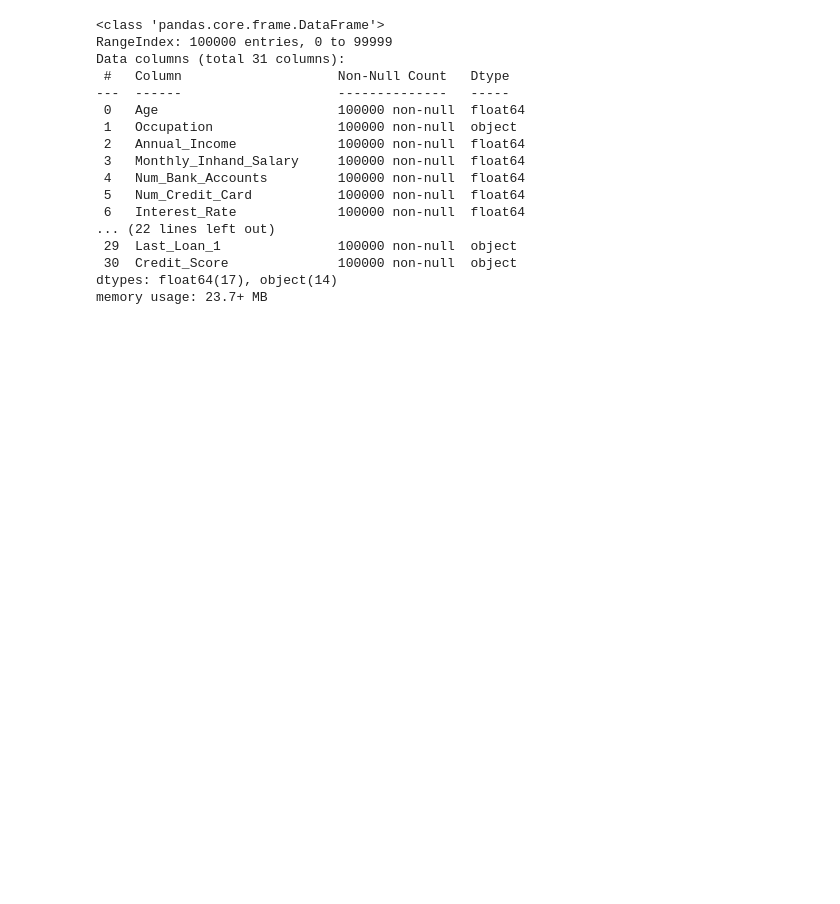
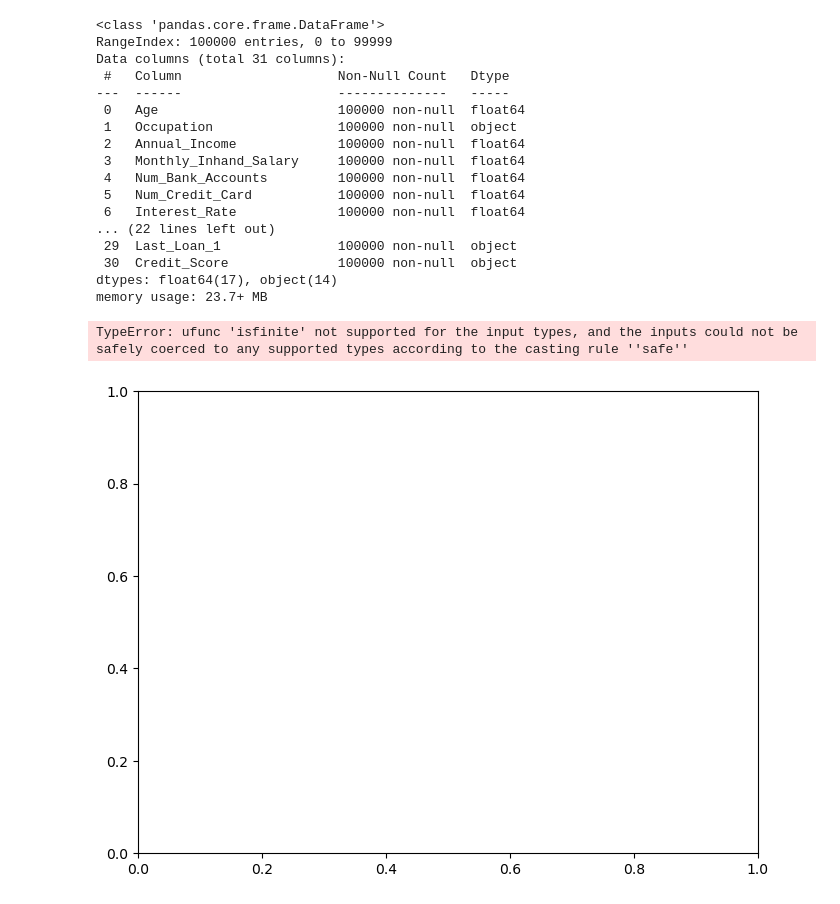
Before and after one commit to VivithRK/ml-projects, a Jupyter notebook: 7-Credit-Score/model.ipynb, the cells around one changed output. Saved outputs shown, nothing was run; the diff lists cells and outputs as text; code cells hidden in the pictures; blank space fills up the shorter version.

```diff
--- a/7-Credit-Score/model.ipynb
+++ b/7-Credit-Score/model.ipynb
@@ -107,3 +109,35 @@ Data columns (total 31 columns):
  30  Credit_Score              100000 non-null  object
 dtypes: float64(17), object(14)
 memory usage: 23.7+ MB
+# %%
+import numpy as np
+import matplotlib.pyplot as plt
+from matplotlib.colors import ListedColormap
+
+# Create a mesh grid with a larger step size to reduce points
+x_min, x_max = X_train_pca[:, 0].min() - 1, X_train_pca[:, 0].max() + 1
+y_min, y_max = X_train_pca[:, 1].min() - 1, X_train_pca[:, 1].max() + 1
+xx, yy = np.meshgrid(np.arange(x_min, x_max, 0.05), np.arange(y_min, y_max, 0.05))
+
+# Predict the classification for each point in the mesh grid
+Z = model.predict(np.c_[xx.ravel(), yy.ravel()])
+Z = Z.reshape(xx.shape)
+
+# Plot the decision boundary
+plt.figure(figsize=(8, 6))
+plt.contourf(xx, yy, Z, alpha=0.7, cmap=plt.cm.coolwarm)
+
+# Scatter plot of the PCA-transformed training data with smaller, transparent points
+scatter = plt.scatter(X_train_pca[:, 0], X_train_pca[:, 1], c=Y_train, edgecolors='k', s=50, cmap=plt.cm.coolwarm, alpha=0.7)
+
+# Add labels and title
+plt.xlabel("Principal Component 1")
+plt.ylabel("Principal Component 2")
+plt.title(f"Logistic Regression Decision Boundary (Accuracy: {accuracy:.2f})")
+
+# Adjust legend
+plt.legend(*scatter.legend_elements(), title="Classes")
+plt.show()
+# %% [output]
+TypeError: ufunc 'isfinite' not supported for the input types, and the inputs could not be safely coerced to any supported types according to the casting rule ''safe''
+[figure, added]
```
Also changed, not shown: parts of 1 cell of this notebook, 4 other files.
